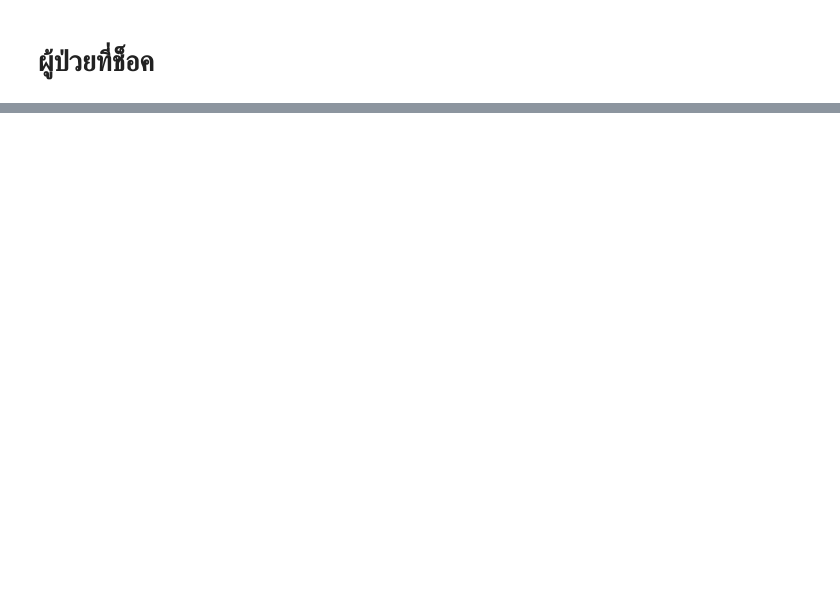
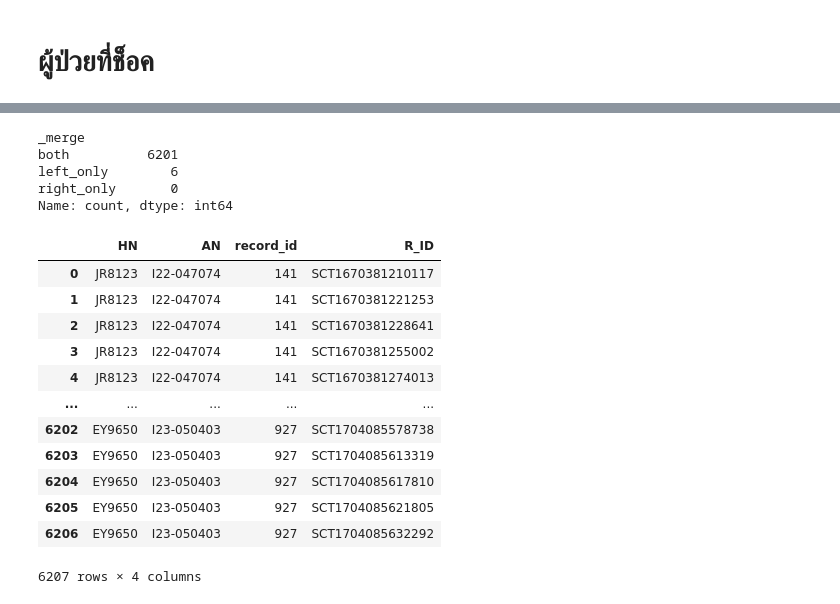
Before and after one commit to Tonry12/Data_joyx2, a Jupyter notebook: mergeSmart_ICU_tonnaw.ipynb, the cells around one changed output, grey strips where cells are left out. Saved outputs shown, nothing was run; the diff lists cells and outputs as text; code cells hidden in the pictures; blank space fills up the shorter version.

```diff
--- a/mergeSmart_ICU_tonnaw.ipynb
+++ b/mergeSmart_ICU_tonnaw.ipynb
@@ -1173,0 +1181,24 @@ See the caveats in the documentation: https://pandas.pydata.org/pandas-docs/stab
+# %%
+tr1["_merge"].value_counts()
+# %% [output]
+_merge
+both          6201
+left_only        6
+right_only       0
+Name: count, dtype: int64
+# %%
+tr1[['HN','AN','record_id','R_ID']]
+# %% [output]
+|  | HN | AN | record_id | R_ID |
+| 0 | JR8123 | I22-047074 | 141 | SCT1670381210117 |
+| 1 | JR8123 | I22-047074 | 141 | SCT1670381221253 |
+| 2 | JR8123 | I22-047074 | 141 | SCT1670381228641 |
+| 3 | JR8123 | I22-047074 | 141 | SCT1670381255002 |
+| 4 | JR8123 | I22-047074 | 141 | SCT1670381274013 |
+| ... | ... | ... | ... | ... |
+| 6202 | EY9650 | I23-050403 | 927 | SCT1704085578738 |
+| 6203 | EY9650 | I23-050403 | 927 | SCT1704085613319 |
+| 6204 | EY9650 | I23-050403 | 927 | SCT1704085617810 |
+| 6205 | EY9650 | I23-050403 | 927 | SCT1704085621805 |
+| 6206 | EY9650 | I23-050403 | 927 | SCT1704085632292 |
+6207 rows × 4 columns
```
Also changed, not shown: parts of 30 cells of this notebook.
